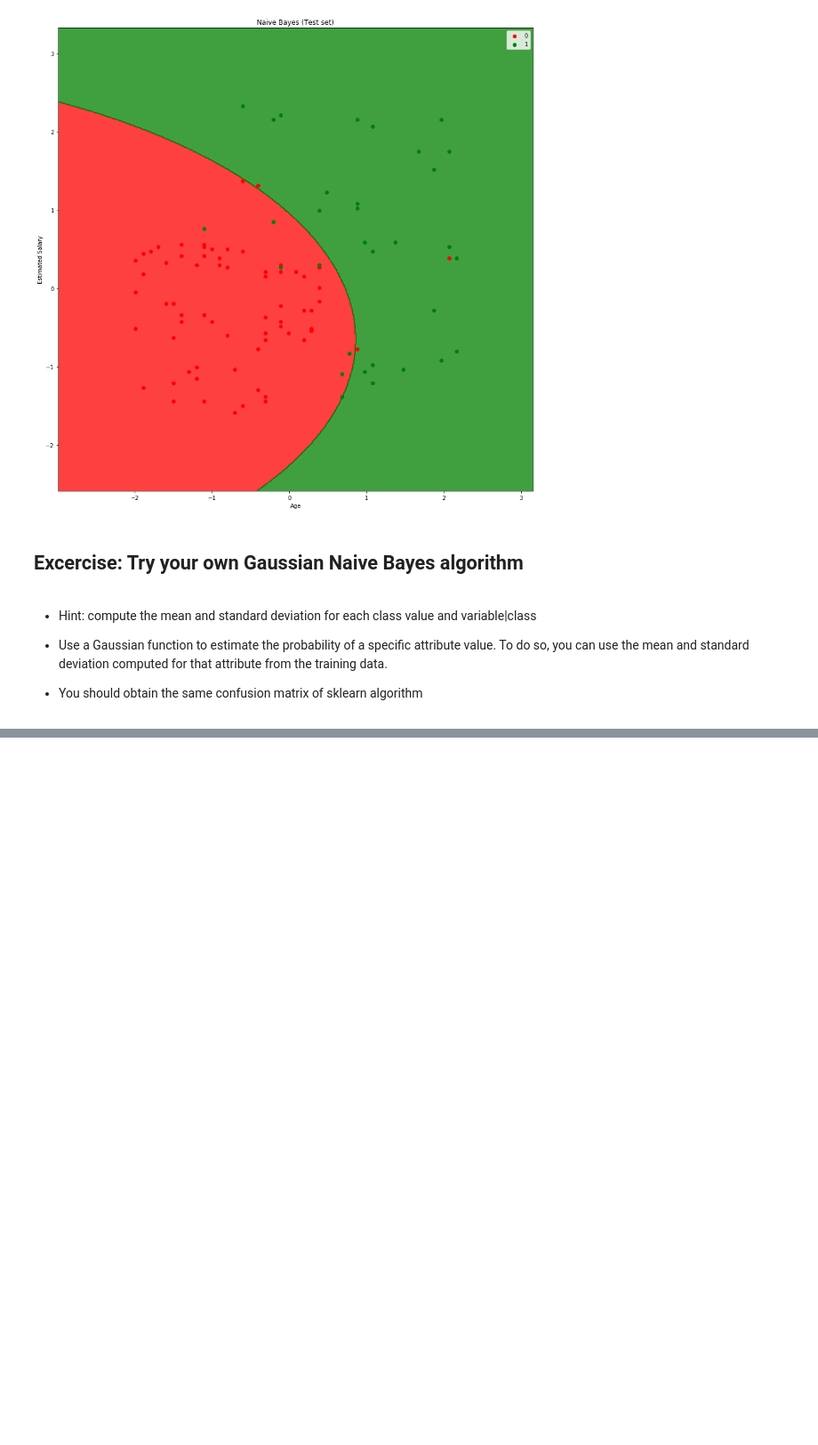
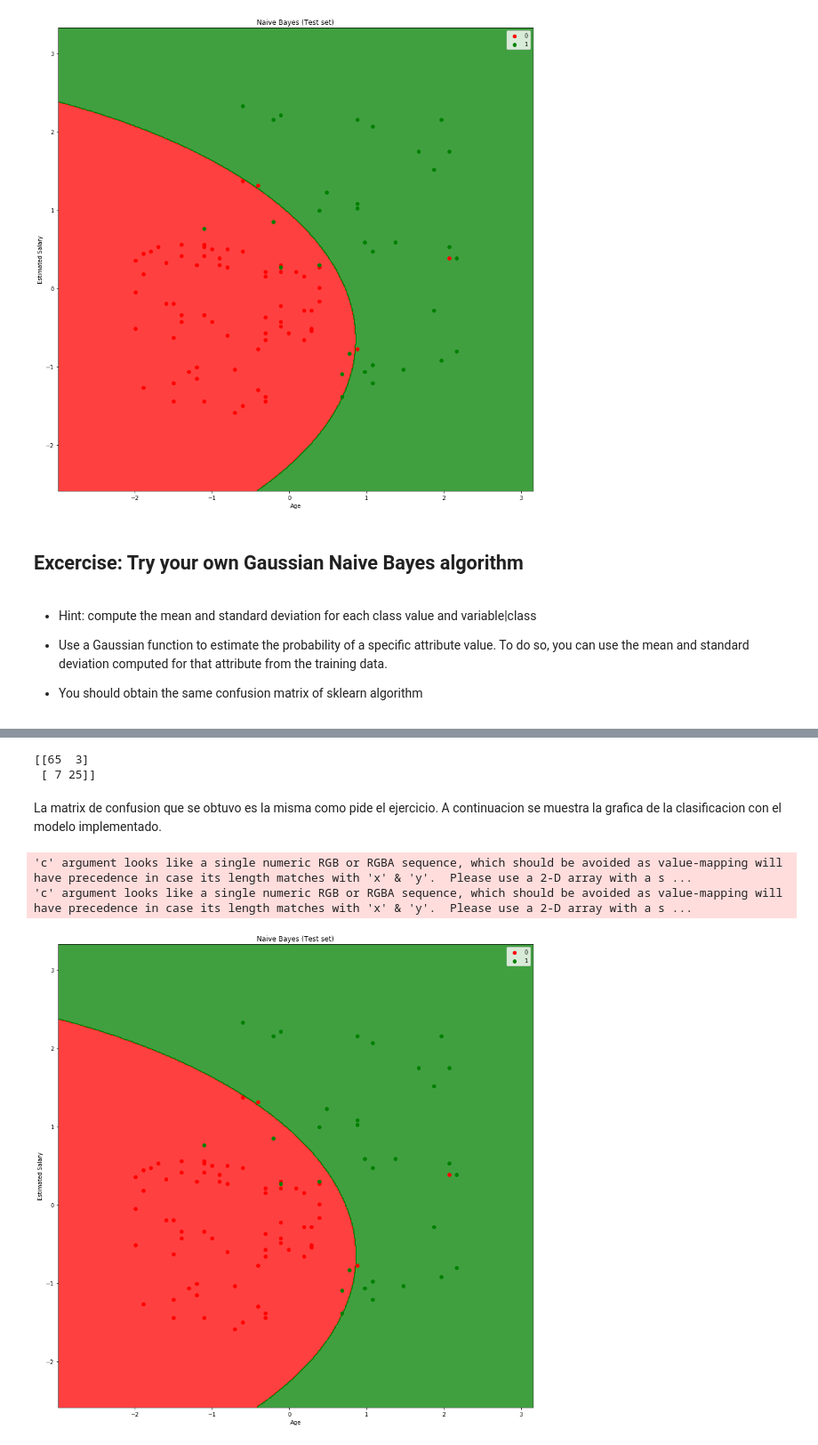
Before and after one commit to davidGCR/UCSP-Sistemas-Inteligentes-Tareas, a Jupyter notebook: Tarea5-NaiveBayes/NaiveBayes-Semana8.ipynb, the cells around one changed output, grey strips where cells are left out. Shown at 89% size. Saved outputs shown, nothing was run; the diff lists cells and outputs as text; code cells hidden in the pictures; blank space fills up the shorter version.

```diff
--- a/Tarea5-NaiveBayes/NaiveBayes-Semana8.ipynb
+++ b/Tarea5-NaiveBayes/NaiveBayes-Semana8.ipynb
@@ -166,0 +235,56 @@ $$p(x_i|Y_j) = \frac{1}{\sqrt{2\pi \sigma^2}}\epsilon^{-\frac{(x_i-\mu_{j,i})^2}
+# %%
+#Paso 5: Defino la funcion de densidad de Gauss para datos continuos P(xi|Yj)
+def p_x_given_y(x, mean, variance):
+    p = (1/(np.sqrt(2*np.pi*variance)))*np.exp((-np.power(x-mean,2))/(2*variance))
+    return p
+# %%
+#Paso 6: Defino la funcion de prediccion
+def gb_predict(X_test):
+    y_pred = []
+    for i in range(X_test.shape[0]):
+        xx = X_test[i,:]
+        p0 = p_clase0*p_x_given_y(xx[0],class0_edad_mean,class0_edad_variance)*p_x_given_y(xx[1],class0_salary_mean,class0_salary_variance)
+        p1 = p_clase1*p_x_given_y(xx[0],class1_edad_mean,class1_edad_variance)*p_x_given_y(xx[1],class1_salary_mean,class1_salary_variance)
+
+        if p0>=p1:
+            y_pred.append(0)
+        else:
+            y_pred.append(1)
+    return y_pred
+# %%
+#Paso 7: Realizo la prediccion usando el conjunto de pruebas y calculo la matriz de confusion
+
+y_pred2 = np.array(gb_predict(X_test))
+from sklearn.metrics import confusion_matrix
+cm = confusion_matrix(y_test, y_pred2)
+print(cm)
+# %% [output]
+[[65  3]
+ [ 7 25]]
+# %% [markdown]
+La matrix de confusion que se obtuvo es la misma como pide el ejercicio. A continuacion se muestra la grafica de la clasificacion con el modelo implementado.
+# %%
+# larger graph
+width = 15
+height = 15
+plt.figure(figsize=(width, height))
+from matplotlib.colors import ListedColormap
+X_set, y_set = X_test, y_test
+X1, X2 = np.meshgrid(np.arange(start = X_set[:, 0].min() - 1, stop = X_set[:, 0].max() + 1, step = 0.01),
+                     np.arange(start = X_set[:, 1].min() - 1, stop = X_set[:, 1].max() + 1, step = 0.01))
+plt.contourf(X1, X2, np.array(gb_predict(np.array([X1.ravel(), X2.ravel()]).T)).reshape(X1.shape),
+             alpha = 0.75, cmap = ListedColormap(('red', 'green')))
+plt.xlim(X1.min(), X1.max())
+plt.ylim(X2.min(), X2.max())
+for i, j in enumerate(np.unique(y_set)):
+    plt.scatter(X_set[y_set == j, 0], X_set[y_set == j, 1],
+                c = ListedColormap(('red', 'green'))(i), label = j)
+plt.title('Naive Bayes (Test set)')
+plt.xlabel('Age')
+plt.ylabel('Estimated Salary')
+plt.legend()
+plt.show()
+# %% [output]
+'c' argument looks like a single numeric RGB or RGBA sequence, which should be avoided as value-mapping will have precedence in case its length matches with 'x' & 'y'.  Please use a 2-D array with a s ...
+'c' argument looks like a single numeric RGB or RGBA sequence, which should be avoided as value-mapping will have precedence in case its length matches with 'x' & 'y'.  Please use a 2-D array with a s ...
+[figure, added]
```
Also changed, not shown: parts of 11 cells of this notebook.
